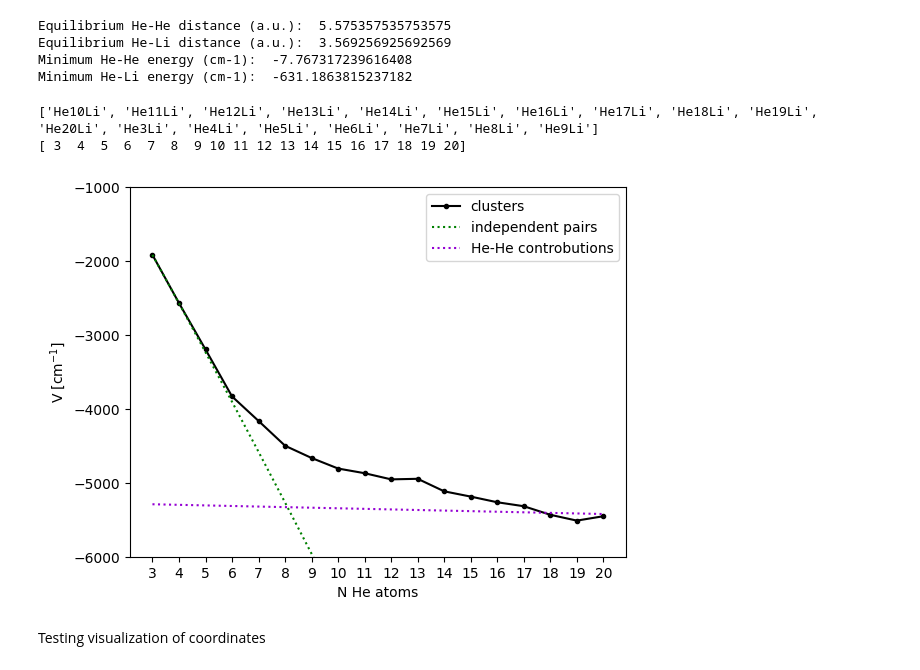
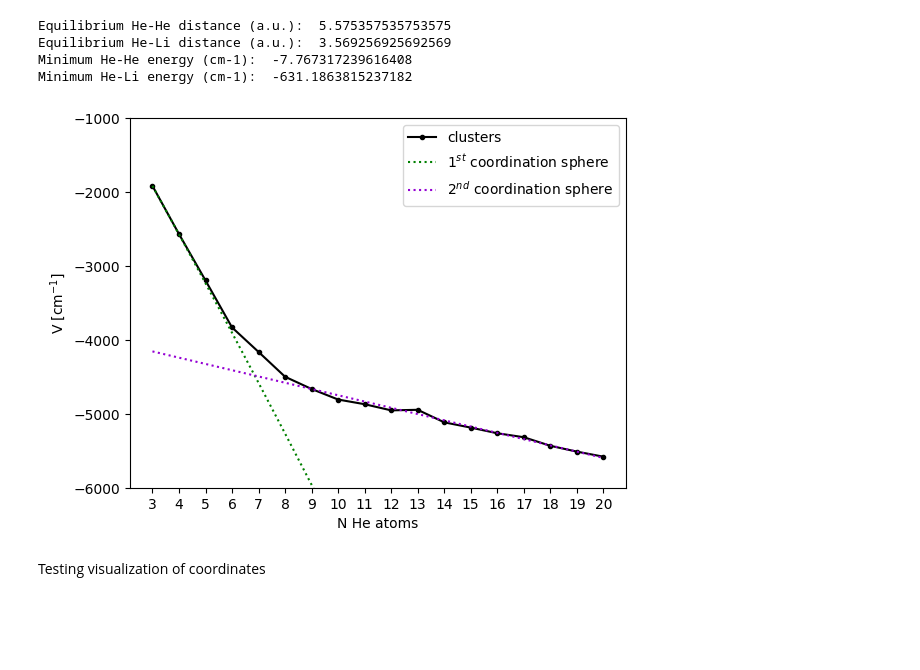
Before and after one commit to diegonti/ICC, a Jupyter notebook: Final Project/testingMC.ipynb, the cells around one changed output. Cells and saved outputs as stored; diff of their text form; code cells hidden in the pictures; blank space fills up the shorter version.

```diff
--- a/Final Project/testingMC.ipynb
+++ b/Final Project/testingMC.ipynb
@@ -144,38 +140,36 @@ def HeHecontributions(N_He):
 # %%
 # Energies of the different runs
 target = "Minimum energy found"
 runs = os.listdir("./runs/")
-energies,times,systems = [],[],[]
-# for i,run in enumerate(runs,start=3):
+energies = []
+
 N_He = np.arange(3,20+1)
 for i in N_He:
-    if runs[i-3].startswith("He"):
+    try:
         path = f"./runs/He{i}Li/out{i}.log"
         with open(path,"r") as inFile:
             for line in inFile:
                 if target in line:
                     minE = line.strip().split()[-1]
                     energies.append(float(minE))
-        systems.append(runs[i-3])
+    except FileNotFoundError: pass
 energies = np.array(energies)
-print(systems)
+second_sphere = energies[5:]
+a,b = np.polyfit(N_He[5:],energies[5:],1)
+second_sphere = a*N_He+b
+m = minimum(N_He)
 
-m = minimum(N_He)
-HeHecontr = HeHecontributions(N_He)
 tick_step = 1
 plt.plot(N_He,energies,"-k.",label="clusters")
-plt.plot(N_He,m,"g:",label="independent pairs")
-plt.plot(N_He,HeHecontr,":",c="darkviolet",label="He-He controbutions")
+plt.plot(N_He,m,"g:",label="1$^{st}$ coordination sphere")
+plt.plot(N_He,second_sphere,":",c="darkviolet",label="2$^{nd}$ coordination sphere")
 plt.xlabel("N He atoms");plt.ylabel("V [cm$^{-1}$]")
 plt.ylim(ymin=-6000,ymax=-1000)
 plt.xticks(np.arange(N_He[0], N_He[-1]+tick_step, tick_step))
 plt.legend()
-print(N_He)
 plt.savefig("energies.jpg",dpi=600)
 # %% [output]
-['He10Li', 'He11Li', 'He12Li', 'He13Li', 'He14Li', 'He15Li', 'He16Li', 'He17Li', 'He18Li', 'He19Li', 'He20Li', 'He3Li', 'He4Li', 'He5Li', 'He6Li', 'He7Li', 'He8Li', 'He9Li']
-[ 3  4  5  6  7  8  9 10 11 12 13 14 15 16 17 18 19 20]
-[figure, old version]
+[figure, new version]
 # %% [markdown]
 Testing visualization of coordinates
 # %%
```
Also changed, not shown: parts of 1 cell of this notebook.
